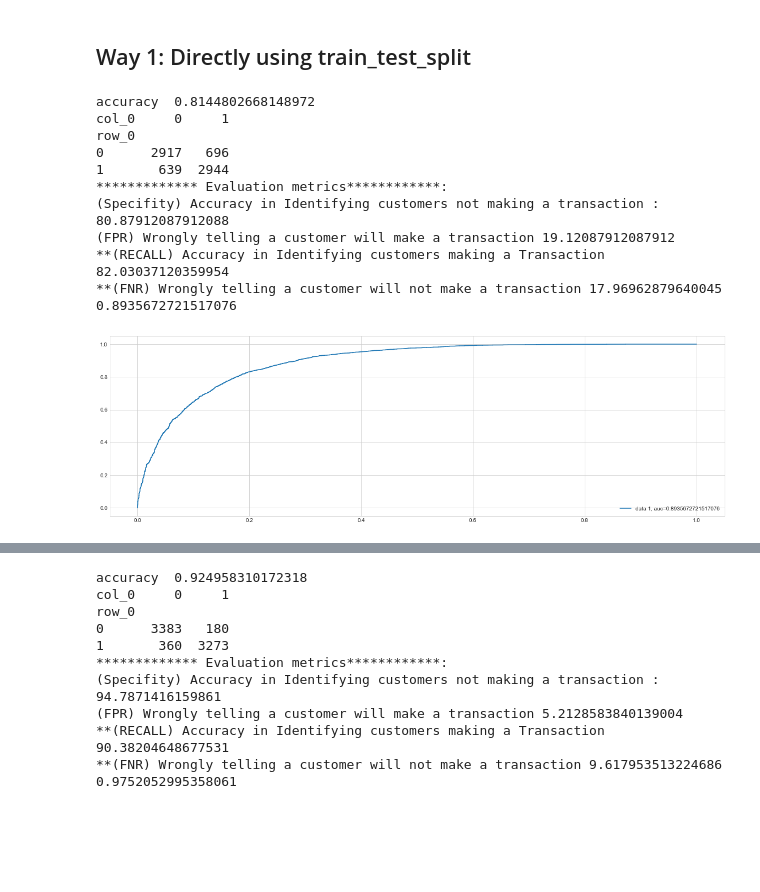
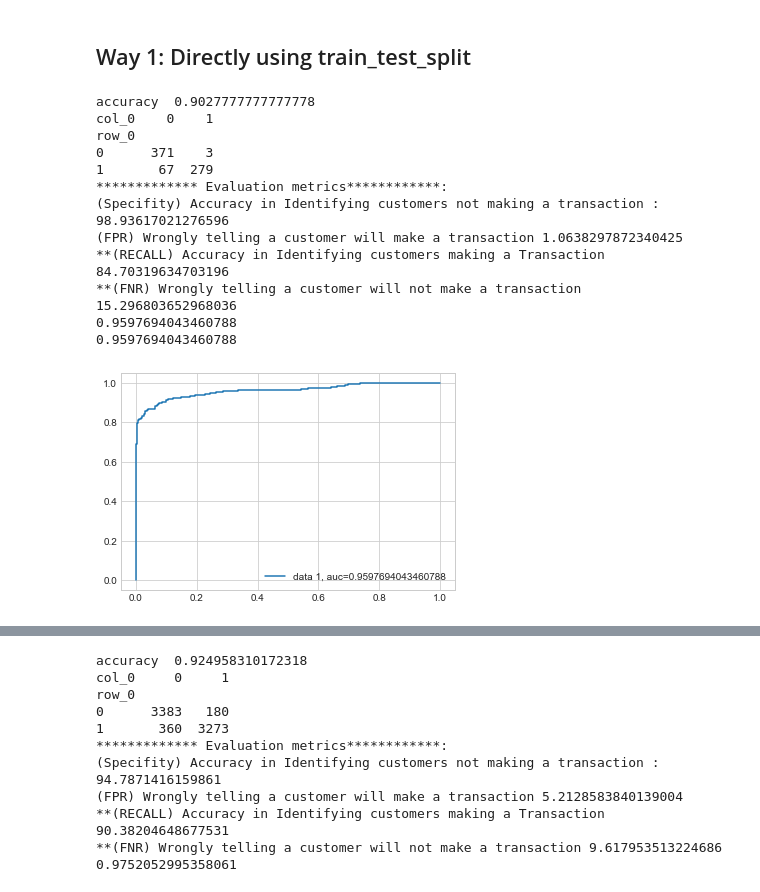
Before and after one commit to pat-123/Santander, a Jupyter notebook: notebooks/Santander.ipynb, the cells around one changed output, grey strips where cells are left out. Saved outputs shown, nothing was run; the diff lists cells and outputs as text; code cells hidden in the pictures; blank space fills up the shorter version.

```diff
--- a/notebooks/Santander.ipynb
+++ b/notebooks/Santander.ipynb
@@ -451,7 +462,12 @@ Index: []
 # %%
+# block of code to apply suggested functions(different) for both train and test
+
+
 print_count = 0 #Flag to print, just prints first 10 entries from this loop, to have a glimpse
 for txt in skew_kurt_dic_.keys():
-    i = 0 if txt == 'train' else 1 #index for full_data
+    #uncomment below line, if diffrernt labels needs to be applied
+    #i = 0 if txt == 'train' else 1 #index for full_data
+    i = 0 #use train data labels to be applied on both train and test datasets
     for col in skew_kurt_dic_[txt].keys():
         print_count += 1
         if col == 'target':#dependent/target variable
@@ -670,0 +769,12 @@ But here, since postive cases are very less and decreasing our sample set might
+# %%
+from imblearn.under_sampling import NearMiss
+
+iv = data.drop(['target'],axis=1)
+dv = data['target']
+nm = NearMiss(random_state=42)
+iv_res,dv_res = nm.fit_sample(iv,dv) #basically draws random sample from the majority class and comes down to count of min class
+iv_oversamp = pd.DataFrame(data=iv_res,columns=iv.columns.values)
+dv_oversamp = pd.DataFrame(data=dv_res,columns=dv.to_frame().columns.values)
+
+train_under = pd.concat([iv_oversamp,dv_oversamp],axis=1)
+train_under.shape
@@ -870,7 +1043,7 @@ def plot_roc(iv_test,dv_test):
     plt.show()
 
 
-def cm_analysis(iv_test, dv_test,dv_test_pred):
+def cm_analysis(clf,iv_test, dv_test,dv_test_pred):
     #confusion matrix
     #here negative cases(one with malignant cancer) are imp to be diagonsed
     cm = pd.crosstab(dv_test,dv_test_pred)
@@ -891,32 +1064,45 @@ def cm_analysis(iv_test, dv_test,dv_test_pred):
     print('(FPR) Wrongly telling a customer will make a transaction',fpr )
     print('**(RECALL) Accuracy in Identifying customers making a Transaction',recall )
     print('**(FNR) Wrongly telling a customer will not make a transaction',fnr )
+    print(auc_util(clf,iv_test,dv_test))
+    plot_roc(iv_test,dv_test)
 
-    plot_roc(iv_test,dv_test)
+
+def auc_util(clf,iv_test,dv_test):
+    dv_test_proba = clf.predict_proba(iv_test)[::,1]
+
+    fpr,tpr,threshold = roc_curve(dv_test,dv_test_proba)
+    #if np.isnan(fpr):
+    #    print('YESSSSS')
+    auc_ = auc(fpr,tpr)
+        #if np.isnan(auc_):
+        #    print(fpr,tpr)
+    return auc_
 # %% [markdown]
 ## Way 1: Directly using train_test_split
 # %%
 iv = smote_train.drop(['target'],axis=1)
 dv= smote_train['target'].values
 iv_train, iv_test, dv_train,dv_test = train_test_split(iv,dv, test_size = 0.2)#way 1
 
-model = LogisticRegression().fit(iv_train,dv_train)
+#model = LogisticRegression().fit(iv_train,dv_train)
 dv_test_pred = model.predict(iv_test)
 print('accuracy ' ,model.score(iv_test,dv_test))
-cm_analysis(iv_test, dv_test,dv_test_pred)
+cm_analysis(model,iv_test, dv_test,dv_test_pred)
 # %% [output]
-accuracy  0.8144802668148972
-col_0     0     1
+accuracy  0.9027777777777778
+col_0    0    1
 row_0
-0      2917   696
-1       639  2944
+0      371    3
+1       67  279
 ************* Evaluation metrics************:
-(Specifity) Accuracy in Identifying customers not making a transaction : 80.87912087912088
-(FPR) Wrongly telling a customer will make a transaction 19.12087912087912
-**(RECALL) Accuracy in Identifying customers making a Transaction 82.03037120359954
-**(FNR) Wrongly telling a customer will not make a transaction 17.96962879640045
-0.8935672721517076
+(Specifity) Accuracy in Identifying customers not making a transaction : 98.93617021276596
+(FPR) Wrongly telling a customer will make a transaction 1.0638297872340425
+**(RECALL) Accuracy in Identifying customers making a Transaction 84.70319634703196
+**(FNR) Wrongly telling a customer will not make a transaction 15.296803652968036
+0.9597694043460788
+0.9597694043460788
-[figure, old version]
+[figure, new version]
 # %%
 #Way 1: Directly using train_test_split
 
```
Also changed, not shown: parts of 57 cells of this notebook, 1 other file.
